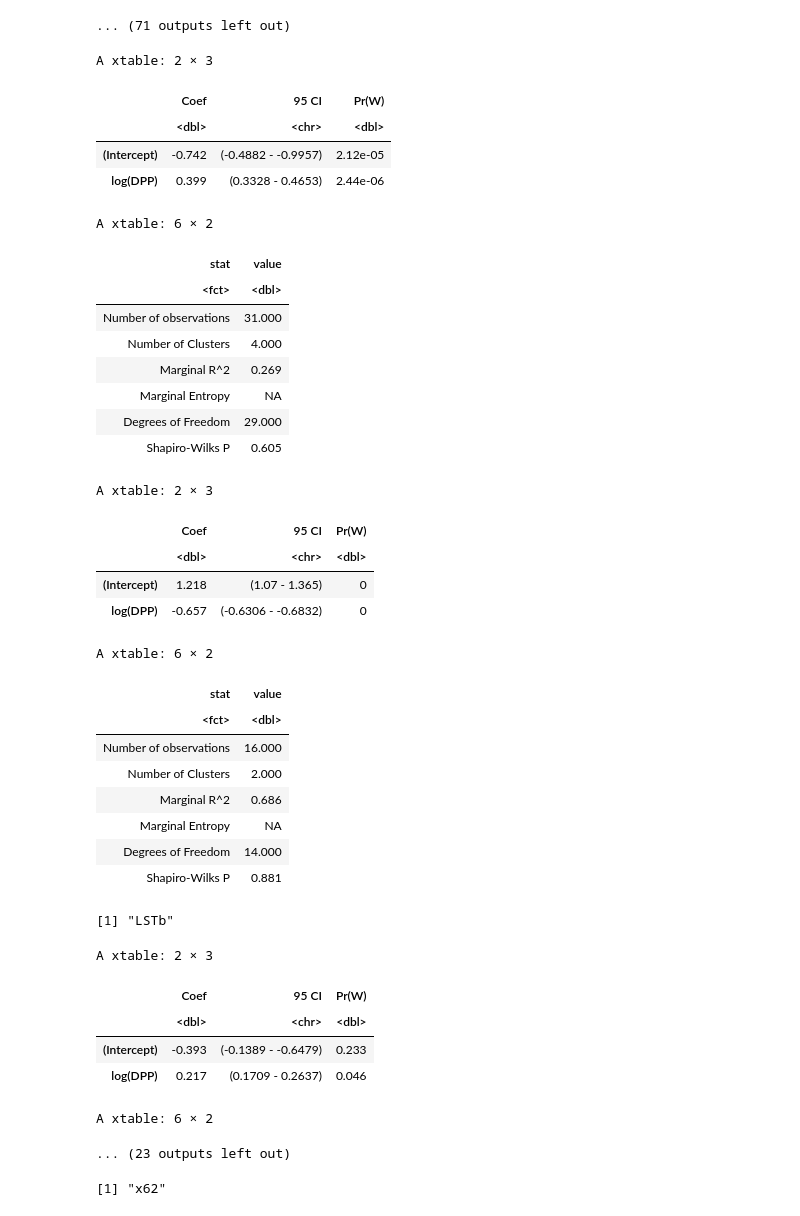
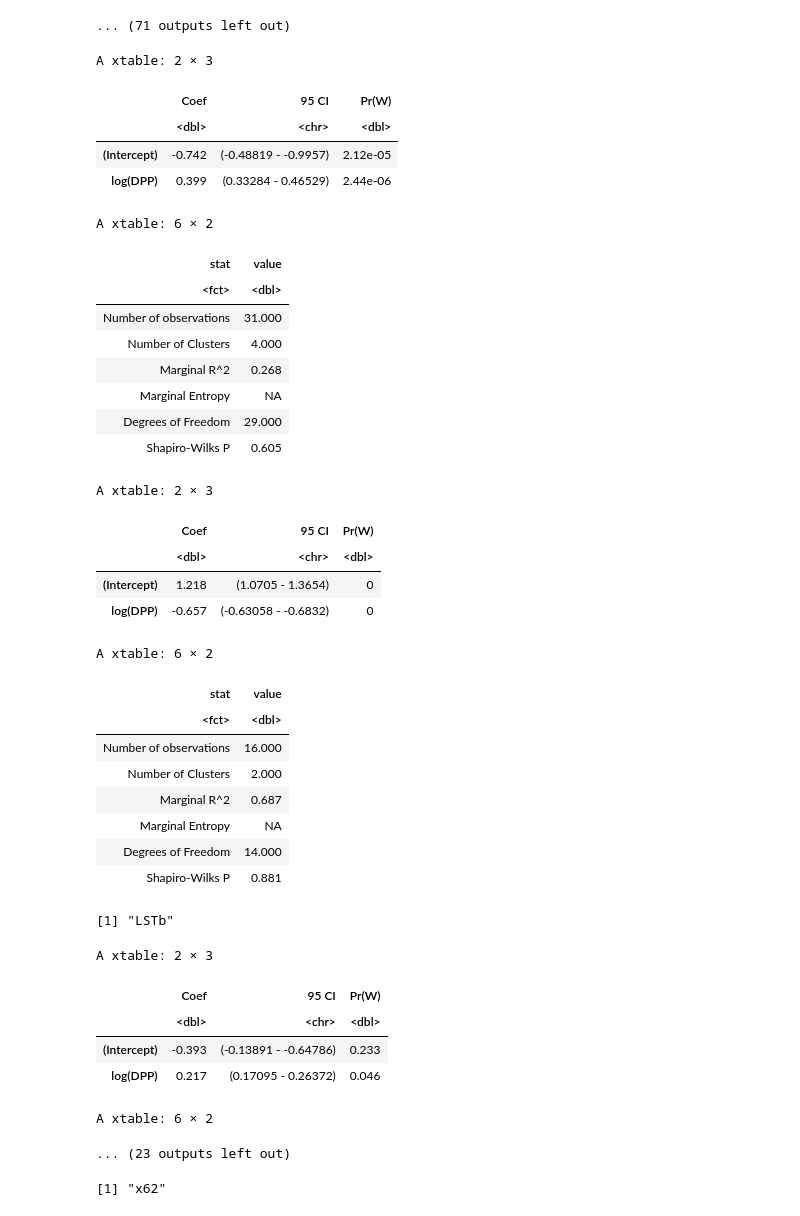
Before and after one commit to LewisLabUCSD/GlyCompare, a Jupyter notebook: example_notebook/Fig4_Fig5_hmo_stats.ipynb, the cells around one changed output. Drawn from its saved outputs; the diff is of its cells as text; code cells hidden in the pictures.

```diff
--- a/example_notebook/Fig4_Fig5_hmo_stats.ipynb
+++ b/example_notebook/Fig4_Fig5_hmo_stats.ipynb
@@ -220,71 +220,73 @@ running glm to get initial regression estimate
 # %%
 x=data$smallest_motif_abundance_dropped_more
 
+sigfig=5
+
 mod<-geeglm(scale(log(X62+.0001))~ log(DPP),
     id=PateintID,data=x[ x$Secretor,] ,corstr='exchangeable')
-parseSummary.GEEpack(mod,4)
+parseSummary.GEEpack(mod,sigfig)
 
 x=data$smallest_motif_abundance_dropped_more
 mod<-geeglm(scale(log(X62+.0001))~ log(DPP),
     id=PateintID,data=x[ !x$Secretor,] ,corstr='exchangeable')
-parseSummary.GEEpack(mod,4)
+parseSummary.GEEpack(mod,sigfig)
 
 
 
 x=data$glycan_percent
 
 print('LSTb')
 mod<-geeglm(scale(log(LSTb+.0001))~ log(DPP),
     id=PateintID,data=x[ x$Secretor,] ,corstr='exchangeable')
-parseSummary.GEEpack(mod,4)
+parseSummary.GEEpack(mod,sigfig)
 
 mod<-geeglm(scale(log(LSTb+.0001))~ log(DPP),
     id=PateintID,data=x[ !x$Secretor,] ,corstr='exchangeable')
-parseSummary.GEEpack(mod,4)
+parseSummary.GEEpack(mod,sigfig)
 
 print('DSLNT')
 mod<-geeglm(scale(log(DSLNT+.0001))~ log(DPP),
     id=PateintID,data=x[ x$Secretor,] ,corstr='exchangeable')
-parseSummary.GEEpack(mod,4)
+parseSummary.GEEpack(mod,sigfig)
 
 mod<-geeglm(scale(log(DSLNT+.0001))~ log(DPP),
     id=PateintID,data=x[ !x$Secretor,] ,corstr='exchangeable')
-parseSummary.GEEpack(mod,4)
+parseSummary.GEEpack(mod,sigfig)
 
 print('DSLNH')
 mod<-geeglm(scale(log(DSLNH+.0001))~ log(DPP),
     id=PateintID,data=x[ x$Secretor,] ,corstr='exchangeable')
-parseSummary.GEEpack(mod,4)
+parseSummary.GEEpack(mod,sigfig)
 
 mod<-geeglm(scale(log(DSLNH+.0001))~ log(DPP),
     id=PateintID,data=x[ !x$Secretor,] ,corstr='exchangeable')
-parseSummary.GEEpack(mod,4)
+parseSummary.GEEpack(mod,sigfig)
 # %% [output]
 A xtable: 2 × 3
 |  | Coef | 95 CI | Pr(W) |
 |  | <dbl> | <chr> | <dbl> |
-| (Intercept) | -0.742 | (-0.4882 - -0.9957) | 2.12e-05 |
-| log(DPP) | 0.399 | (0.3328 - 0.4653) | 2.44e-06 |
+| (Intercept) | -0.742 | (-0.48819 - -0.9957) | 2.12e-05 |
+| log(DPP) | 0.399 | (0.33284 - 0.46529) | 2.44e-06 |
 A xtable: 6 × 2
 | stat | value |
 | <fct> | <dbl> |
 | Number of observations | 31.000 |
 | Number of Clusters | 4.000 |
-| Marginal R^2 | 0.269 |
+| Marginal R^2 | 0.268 |
 | Marginal Entropy | NA |
 | Degrees of Freedom | 29.000 |
 | Shapiro-Wilks P | 0.605 |
 A xtable: 2 × 3
 |  | Coef | 95 CI | Pr(W) |
 |  | <dbl> | <chr> | <dbl> |
-| (Intercept) | 1.218 | (1.07 - 1.365) | 0 |
-| log(DPP) | -0.657 | (-0.6306 - -0.6832) | 0 |
+| (Intercept) | 1.218 | (1.0705 - 1.3654) | 0 |
+| log(DPP) | -0.657 | (-0.63058 - -0.6832) | 0 |
 A xtable: 6 × 2
 | stat | value |
 | <fct> | <dbl> |
 | Number of observations | 16.000 |
 | Number of Clusters | 2.000 |
-| Marginal R^2 | 0.686 |
+| Marginal R^2 | 0.687 |
 | Marginal Entropy | NA |
 | Degrees of Freedom | 14.000 |
 | Shapiro-Wilks P | 0.881 |
@@ -292,8 +294,8 @@ A xtable: 6 × 2
 A xtable: 2 × 3
 |  | Coef | 95 CI | Pr(W) |
 |  | <dbl> | <chr> | <dbl> |
-| (Intercept) | -0.393 | (-0.1389 - -0.6479) | 0.233 |
-| log(DPP) | 0.217 | (0.1709 - 0.2637) | 0.046 |
+| (Intercept) | -0.393 | (-0.13891 - -0.64786) | 0.233 |
+| log(DPP) | 0.217 | (0.17095 - 0.26372) | 0.046 |
 A xtable: 6 × 2
 ... (23 outputs left out)
 # %%
```
